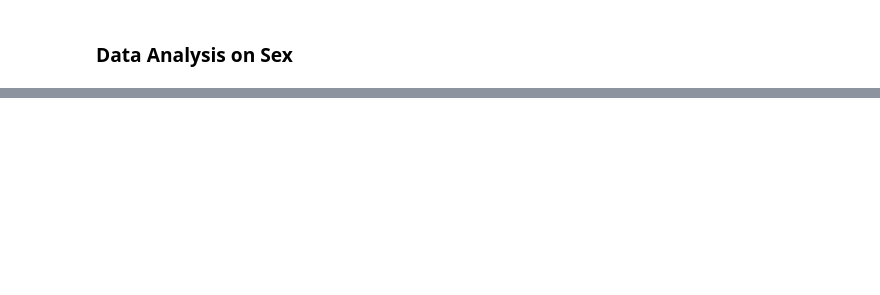
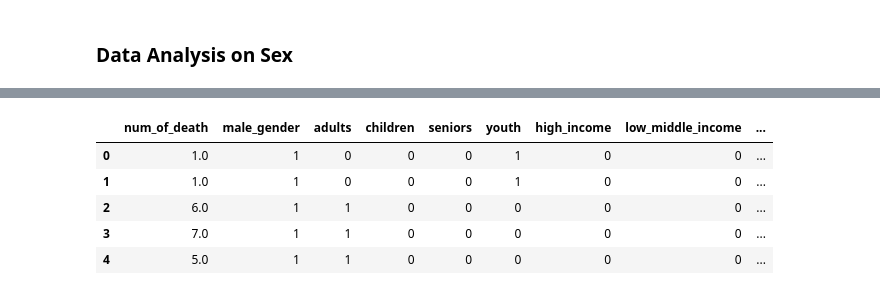
Before and after one commit to abccastro/House-Price-Prediction-using-Polynomial-Regression, a Jupyter notebook: Project/AML2203/Mid-term Project/Group 7 (Mid-term Project) - By Income Grouping and Sex.ipynb, the cells around one changed output, grey strips where cells are left out. Drawn from its saved outputs; the diff is of its cells as text; code cells hidden in the pictures; blank space fills up the shorter version.

```diff
--- a/Project/AML2203/Mid-term Project/Group 7 (Mid-term Project) - By Income Grouping and Sex.ipynb
+++ b/Project/AML2203/Mid-term Project/Group 7 (Mid-term Project) - By Income Grouping and Sex.ipynb
@@ -248,0 +293,27 @@ plt.show()
+# %%
+# Convert income grouping to dummy variables
+income_grouping_df = pd.get_dummies(ihd_with_ig_df['income_grouping'])
+income_grouping_df.columns = ['high_income', 'low_middle_income', 'upper_middle_income']
+
+# Convert sex to dummy variables
+male_gender_df = pd.get_dummies(ihd_with_ig_df['sex'], drop_first=True)
+male_gender_df.columns = ['male_gender']
+
+# Convert age grouping to dummy variables
+age_grouping_df = pd.get_dummies(ihd_with_ig_df['age_group'])
+age_grouping_df.columns = ['adults', 'children', 'seniors', 'youth']
+
+# Drop sex, age grouping and income grouping, and other unnecessary columns
+ihd_with_ig_df_dummy = ihd_with_ig_df.copy()
+ihd_with_ig_df_dummy.drop(['country_code', 'country_name', 'sex', 'income_grouping', 'year', 'age_group', 'death_rate_per_100000'], axis=1, inplace=True)
+
+# Add the dummy columns
+ihd_with_ig_df_dummy = pd.concat([ihd_with_ig_df_dummy, male_gender_df, age_grouping_df, income_grouping_df], axis=1, verify_integrity=True)
+ihd_with_ig_df_dummy.head(5)
+# %% [output]
+|  | num_of_death | male_gender | adults | children | seniors | youth | high_income | low_middle_income | ... |
+| 0 | 1.0 | 1 | 0 | 0 | 0 | 1 | 0 | 0 | ... |
+| 1 | 1.0 | 1 | 0 | 0 | 0 | 1 | 0 | 0 | ... |
+| 2 | 6.0 | 1 | 1 | 0 | 0 | 0 | 0 | 0 | ... |
+| 3 | 7.0 | 1 | 1 | 0 | 0 | 0 | 0 | 0 | ... |
+| 4 | 5.0 | 1 | 1 | 0 | 0 | 0 | 0 | 0 | ... |
```
Also changed, not shown: parts of 36 cells of this notebook, 2 other files.
